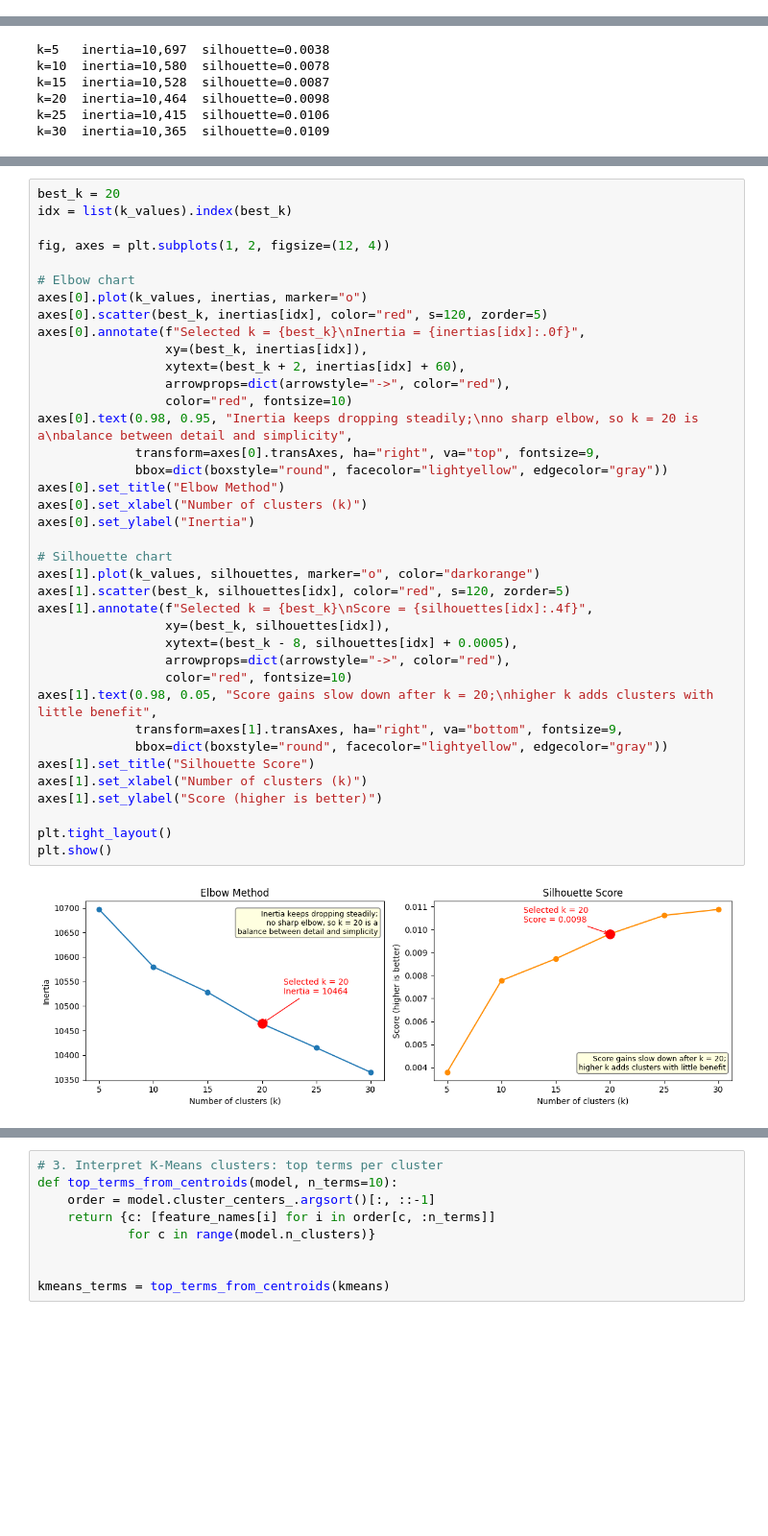
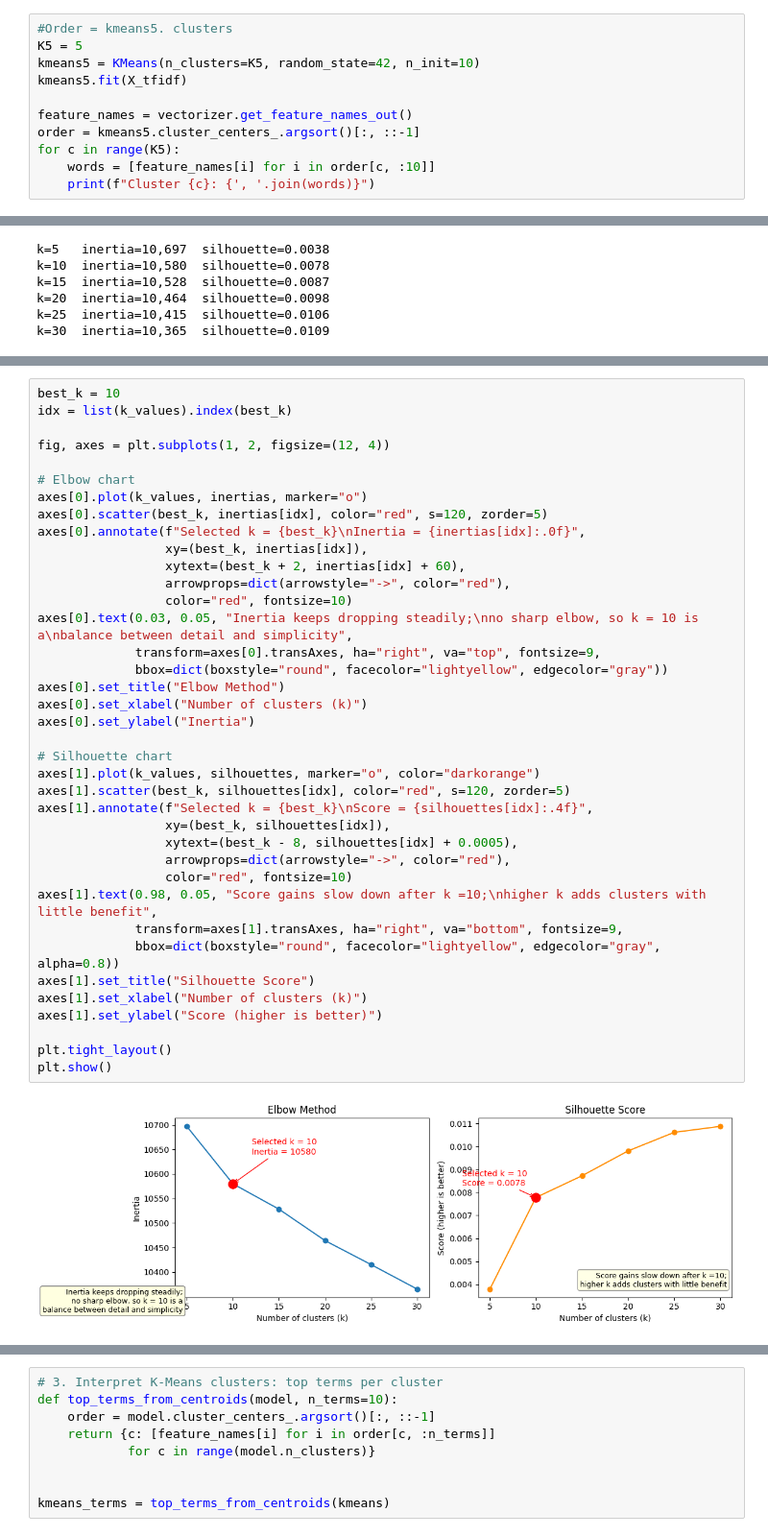
Before and after one commit to AyleenSantander/M.11_Intro_AI, a Jupyter notebook: Project_5_Basic_NLP_with_Unsupervised_Learning.ipynb, the cells around one changed output, grey strips where cells are left out. Shown at 96% size. Saved outputs shown, nothing was run; the diff lists cells and outputs as text; blank space fills up the shorter version.

```diff
--- a/Project_5_Basic_NLP_with_Unsupervised_Learning.ipynb
+++ b/Project_5_Basic_NLP_with_Unsupervised_Learning.ipynb
@@ -320,0 +428,11 @@ talk.religion.misc           god, jesus, christian, people, bible
+# %%
+#Order = kmeans5. clusters
+K5 = 5
+kmeans5 = KMeans(n_clusters=K5, random_state=42, n_init=10)
+kmeans5.fit(X_tfidf)
+
+feature_names = vectorizer.get_feature_names_out()
+order = kmeans5.cluster_centers_.argsort()[:, ::-1]
+for c in range(K5):
+    words = [feature_names[i] for i in order[c, :10]]
+    print(f"Cluster {c}: {', '.join(words)}")
@@ -404,5 +643,5 @@ k=30  inertia=10,365  silhouette=0.0109
 # %%
-best_k = 20
+best_k = 10
 idx = list(k_values).index(best_k)
 
 fig, axes = plt.subplots(1, 2, figsize=(12, 4))
@@ -410,34 +649,34 @@ fig, axes = plt.subplots(1, 2, figsize=(12, 4))
 # Elbow chart
 axes[0].plot(k_values, inertias, marker="o")
 axes[0].scatter(best_k, inertias[idx], color="red", s=120, zorder=5)
 axes[0].annotate(f"Selected k = {best_k}\nInertia = {inertias[idx]:.0f}",
                  xy=(best_k, inertias[idx]),
                  xytext=(best_k + 2, inertias[idx] + 60),
                  arrowprops=dict(arrowstyle="->", color="red"),
                  color="red", fontsize=10)
-axes[0].text(0.98, 0.95, "Inertia keeps dropping steadily;\nno sharp elbow, so k = 20 is a\nbalance between detail and simplicity",
+axes[0].text(0.03, 0.05, "Inertia keeps dropping steadily;\nno sharp elbow, so k = 10 is a\nbalance between detail and simplicity",
              transform=axes[0].transAxes, ha="right", va="top", fontsize=9,
              bbox=dict(boxstyle="round", facecolor="lightyellow", edgecolor="gray"))
 axes[0].set_title("Elbow Method")
 axes[0].set_xlabel("Number of clusters (k)")
 axes[0].set_ylabel("Inertia")
 
 # Silhouette chart
 axes[1].plot(k_values, silhouettes, marker="o", color="darkorange")
 axes[1].scatter(best_k, silhouettes[idx], color="red", s=120, zorder=5)
 axes[1].annotate(f"Selected k = {best_k}\nScore = {silhouettes[idx]:.4f}",
                  xy=(best_k, silhouettes[idx]),
                  xytext=(best_k - 8, silhouettes[idx] + 0.0005),
                  arrowprops=dict(arrowstyle="->", color="red"),
                  color="red", fontsize=10)
-axes[1].text(0.98, 0.05, "Score gains slow down after k = 20;\nhigher k adds clusters with little benefit",
+axes[1].text(0.98, 0.05, "Score gains slow down after k =10;\nhigher k adds clusters with little benefit",
              transform=axes[1].transAxes, ha="right", va="bottom", fontsize=9,
-             bbox=dict(boxstyle="round", facecolor="lightyellow", edgecolor="gray"))
+             bbox=dict(boxstyle="round", facecolor="lightyellow", edgecolor="gray", alpha=0.8))
 axes[1].set_title("Silhouette Score")
 axes[1].set_xlabel("Number of clusters (k)")
 axes[1].set_ylabel("Score (higher is better)")
 
 plt.tight_layout()
 plt.show()
 # %% [output]
-[figure, old version]
+[figure, new version]
```
Also changed, not shown: parts of 55 cells of this notebook.
